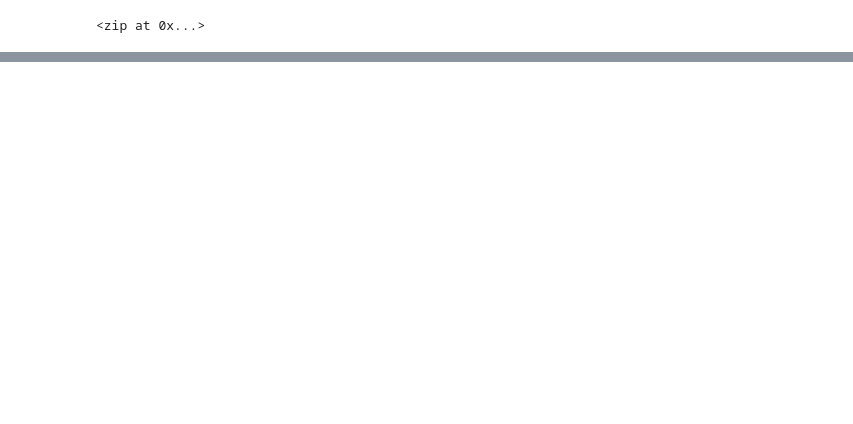
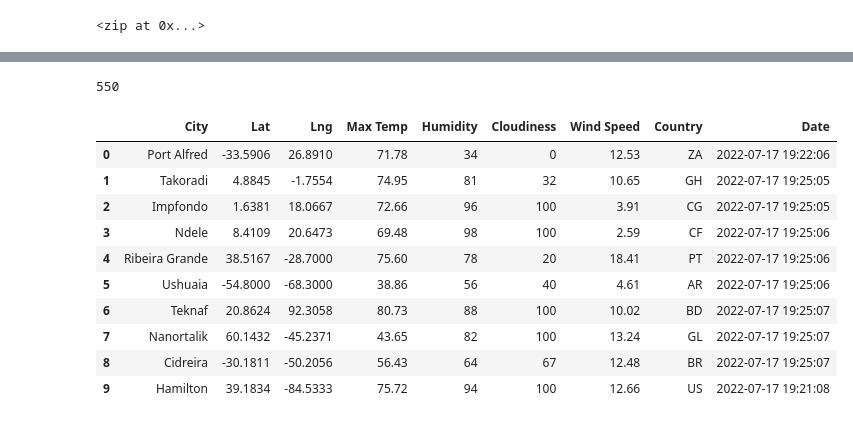
Before and after one commit to l-aldarondo/World_Weather_Analysis, a Jupyter notebook: WeatherPy.ipynb, the cells around one changed output, grey strips where cells are left out. Saved outputs shown, nothing was run; the diff lists cells and outputs as text; code cells hidden in the pictures; blank space fills up the shorter version.

Commit message:
Modifiying .gotignore and adding WeatherPy file

```diff
--- a/WeatherPy.ipynb
+++ b/WeatherPy.ipynb
@@ -79,0 +86,8 @@ len(cities)
+# %%
+# Starting URL for Weather Map API Call.
+url = "http://api.openweathermap.org/data/2.5/weather?units=Imperial&APPID=" + weather_api_key
+# %%
+# Create an endpoint URL for a city.
+city_url = url + "&q=" + "Boston"
+city_weather = requests.get(city_url)
+city_weather.json()
@@ -79,0 +238,20 @@ len(cities)
+# %%
+len(city_data)
+# %% [output]
+550
+# %%
+# Convert the array of dictionaries to a Pandas DataFrame.
+city_data_df = pd.DataFrame(city_data)
+city_data_df.head(10)
+# %% [output]
+|  | City | Lat | Lng | Max Temp | Humidity | Cloudiness | Wind Speed | Country | Date |
+| 0 | Port Alfred | -33.5906 | 26.8910 | 71.78 | 34 | 0 | 12.53 | ZA | 2022-07-17 19:22:06 |
+| 1 | Takoradi | 4.8845 | -1.7554 | 74.95 | 81 | 32 | 10.65 | GH | 2022-07-17 19:25:05 |
+| 2 | Impfondo | 1.6381 | 18.0667 | 72.66 | 96 | 100 | 3.91 | CG | 2022-07-17 19:25:05 |
+| 3 | Ndele | 8.4109 | 20.6473 | 69.48 | 98 | 100 | 2.59 | CF | 2022-07-17 19:25:06 |
+| 4 | Ribeira Grande | 38.5167 | -28.7000 | 75.60 | 78 | 20 | 18.41 | PT | 2022-07-17 19:25:06 |
+| 5 | Ushuaia | -54.8000 | -68.3000 | 38.86 | 56 | 40 | 4.61 | AR | 2022-07-17 19:25:06 |
+| 6 | Teknaf | 20.8624 | 92.3058 | 80.73 | 88 | 100 | 10.02 | BD | 2022-07-17 19:25:07 |
+| 7 | Nanortalik | 60.1432 | -45.2371 | 43.65 | 82 | 100 | 13.24 | GL | 2022-07-17 19:25:07 |
+| 8 | Cidreira | -30.1811 | -50.2056 | 56.43 | 64 | 67 | 12.48 | BR | 2022-07-17 19:25:07 |
+| 9 | Hamilton | 39.1834 | -84.5333 | 75.72 | 94 | 100 | 12.66 | US | 2022-07-17 19:21:08 |
```
Also changed, not shown: parts of 16 cells of this notebook.
